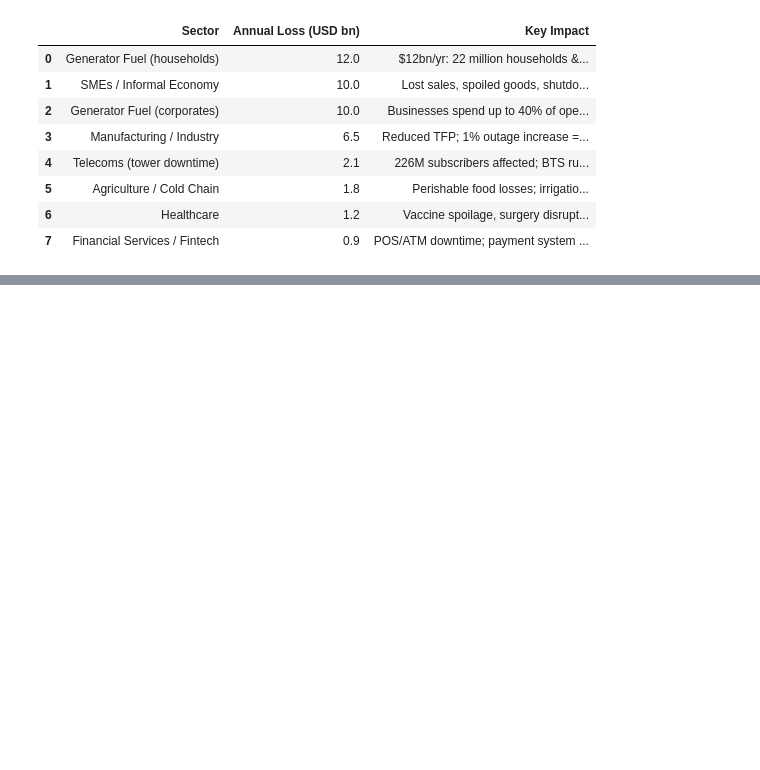
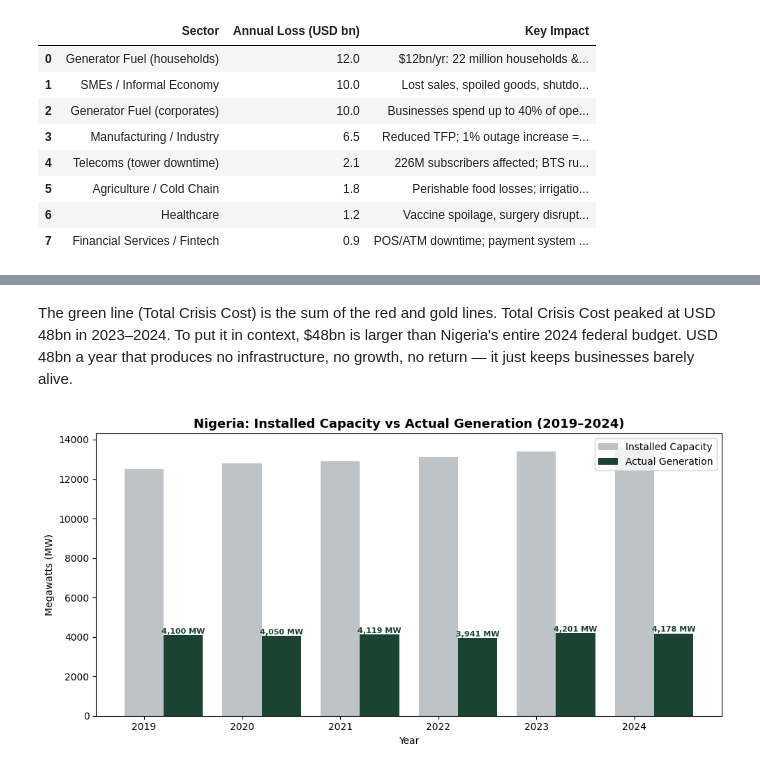
Before and after one commit to jayy-agu/nigeria-power-crisis-analysis, a Jupyter notebook: Nigeria Power Crisis Data Analysis/power.ipynb, the cells around one changed output, grey strips where cells are left out. Cells and saved outputs as stored; diff of their text form; code cells hidden in the pictures; blank space fills up the shorter version.

```diff
--- a/Nigeria Power Crisis Data Analysis/power.ipynb
+++ b/Nigeria Power Crisis Data Analysis/power.ipynb
@@ -325,2 +195,0 @@ df_grid: 0 nulls | shape: (12, 9)
-# %%
-df_generation = df_generation.dropna(subset=['Total Generation (GWh)']).reset_index(drop=True)
@@ -418,23 +195,0 @@ Transmission Loss Factor (%) — mean 8.775%, target is 6.5%. Exceeded every sin
-# %%
-fig, ax1 = plt.subplots(figsize=(10, 5))
-
-ax1.bar(df_generation['Year'], df_generation['Installed Capacity (MW)'],
-        color='#BDC3C7', width=0.4, label='Installed Capacity')
-
-bars = ax1.bar(df_generation['Year'] + 0.4, df_generation['Avg Actual Generation (MW)'],
-               color='#1B4332', width=0.4, label='Actual Generation')
-
-# Add value labels on green bars
-for bar in bars:
-    ax1.text(bar.get_x() + bar.get_width()/2, bar.get_height() + 80,
-             f"{bar.get_height():,.0f} MW",
-             ha='center', fontsize=8, color='#1B4332', fontweight='bold')
-
-ax1.set_xlabel('Year')
-ax1.set_ylabel('Megawatts (MW)')
-ax1.set_title('Nigeria: Installed Capacity vs Actual Generation (2019–2024)',
-              fontsize=13, fontweight='bold')
-ax1.legend()
-
-plt.tight_layout()
-plt.show()
@@ -1121,0 +265,24 @@ potentially higher under the polynomial model as deterioration accelerates.
+# %% [markdown]
+The green line (Total Crisis Cost) is the sum of the red and gold lines.
+Total Crisis Cost peaked at USD 48bn in 2023–2024. To put it in context, $48bn is larger than Nigeria's entire 2024 federal budget. USD 48bn a year that produces no infrastructure, no growth, no return — it just keeps businesses barely alive.
+# %%
+fig, ax1 = plt.subplots(figsize=(10, 5))
+
+ax1.bar(df_generation['Year'], df_generation['Installed Capacity (MW)'],
+        color='#BDC3C7', width=0.4, label='Installed Capacity')
+bars = ax1.bar(df_generation['Year'] + 0.4, df_generation['Avg Actual Generation (MW)'],
+               color='#1B4332', width=0.4, label='Actual Generation')
+
+for bar in bars:
+    ax1.text(bar.get_x() + bar.get_width()/2, bar.get_height() + 80,
+             f"{bar.get_height():,.0f} MW", ha='center', fontsize=8, color='#1B4332', fontweight='bold')
+
+ax1.set_xlabel('Year')
+ax1.set_ylabel('Megawatts (MW)')
+ax1.set_title('Nigeria: Installed Capacity vs Actual Generation (2019–2024)', fontsize=13, fontweight='bold')
+ax1.legend()
+plt.tight_layout()
+plt.savefig(os.path.join(output_dir, 'chart2_generation.png'), dpi=300, bbox_inches='tight')
+plt.show()
+# %% [output]
+[figure, added]
```
Also changed, not shown: parts of 114 cells of this notebook.
